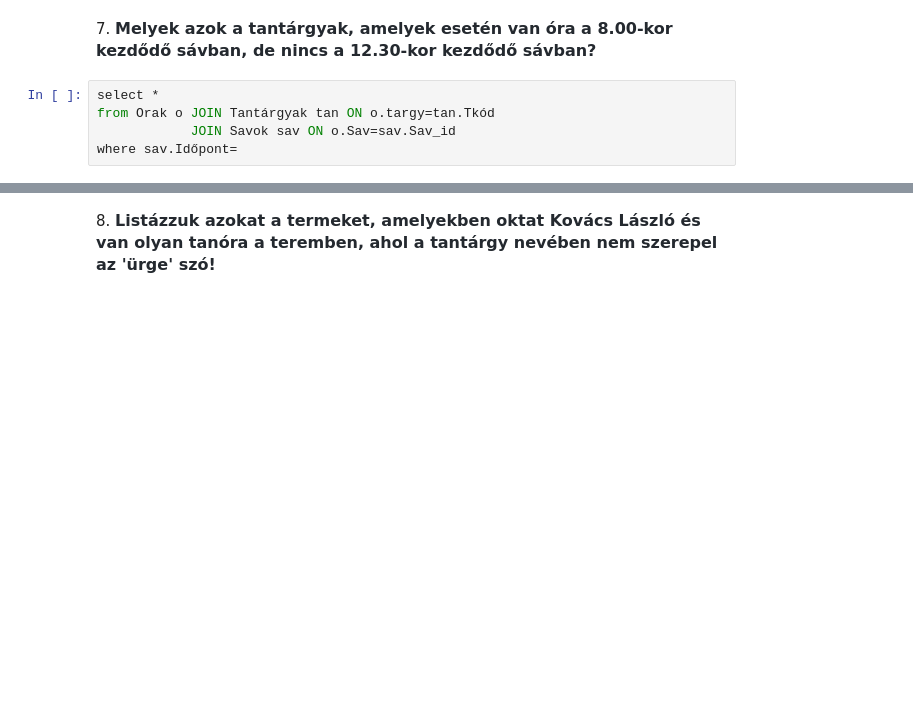
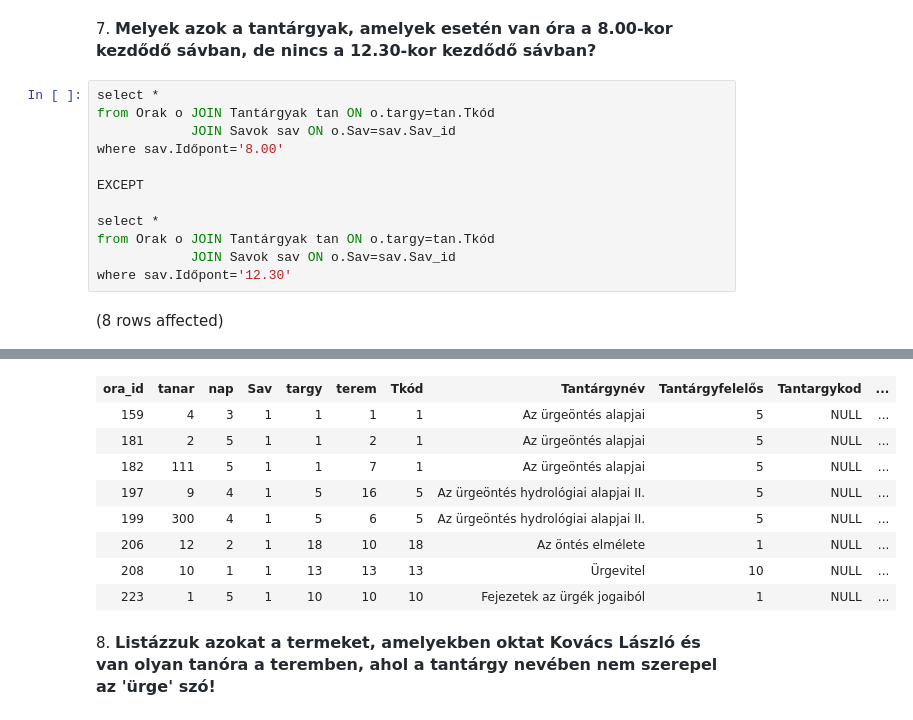
Before and after one commit to komarc/2, a Jupyter notebook: 3/gyakorlat03_feladatok.ipynb, the cells around one changed output, grey strips where cells are left out. Drawn from its saved outputs; the diff is of its cells as text; blank space fills up the shorter version.

```diff
--- a/3/gyakorlat03_feladatok.ipynb
+++ b/3/gyakorlat03_feladatok.ipynb
@@ -135,4 +142,13 @@ Total execution time: 00:00:00.067
 select *
 from Orak o JOIN Tantárgyak tan ON o.targy=tan.Tkód
             JOIN Savok sav ON o.Sav=sav.Sav_id
-where sav.Időpont=
+where sav.Időpont='8.00'
+
+EXCEPT
+
+select *
+from Orak o JOIN Tantárgyak tan ON o.targy=tan.Tkód
+            JOIN Savok sav ON o.Sav=sav.Sav_id
+where sav.Időpont='12.30'
+# %% [output]
+(8 rows affected)
@@ -139,2 +156,11 @@ where sav.Időpont=
+| ora_id | tanar | nap | Sav | targy | terem | Tkód | Tantárgynév | Tantárgyfelelős | Tantargykod | ... |
+| 159 | 4 | 3 | 1 | 1 | 1 | 1 | Az ürgeöntés alapjai | 5 | NULL | ... |
+| 181 | 2 | 5 | 1 | 1 | 2 | 1 | Az ürgeöntés alapjai | 5 | NULL | ... |
+| 182 | 111 | 5 | 1 | 1 | 7 | 1 | Az ürgeöntés alapjai | 5 | NULL | ... |
+| 197 | 9 | 4 | 1 | 5 | 16 | 5 | Az ürgeöntés hydrológiai alapjai II. | 5 | NULL | ... |
+| 199 | 300 | 4 | 1 | 5 | 6 | 5 | Az ürgeöntés hydrológiai alapjai II. | 5 | NULL | ... |
+| 206 | 12 | 2 | 1 | 18 | 10 | 18 | Az öntés elmélete | 1 | NULL | ... |
+| 208 | 10 | 1 | 1 | 13 | 13 | 13 | Ürgevitel | 10 | NULL | ... |
+| 223 | 1 | 5 | 1 | 10 | 10 | 10 | Fejezetek az ürgék jogaiból | 1 | NULL | ... |
 # %% [markdown]
 8. <span style="background-color: rgb(255, 255, 255); color: rgb(36, 41, 47); font-family: -apple-system, BlinkMacSystemFont, &quot;Segoe UI&quot;, Helvetica, Arial, sans-serif, &quot;Apple Color Emoji&quot;, &quot;Segoe UI Emoji&quot;; font-size: 16px; font-weight: 600;">Listázzuk azokat a termeket, amelyekben oktat Kovács László és van olyan tanóra a teremben, ahol a tantárgy nevében nem szerepel az 'ürge' szó!</span>
```
Also changed, not shown: parts of 10 cells of this notebook, 3 other files.
